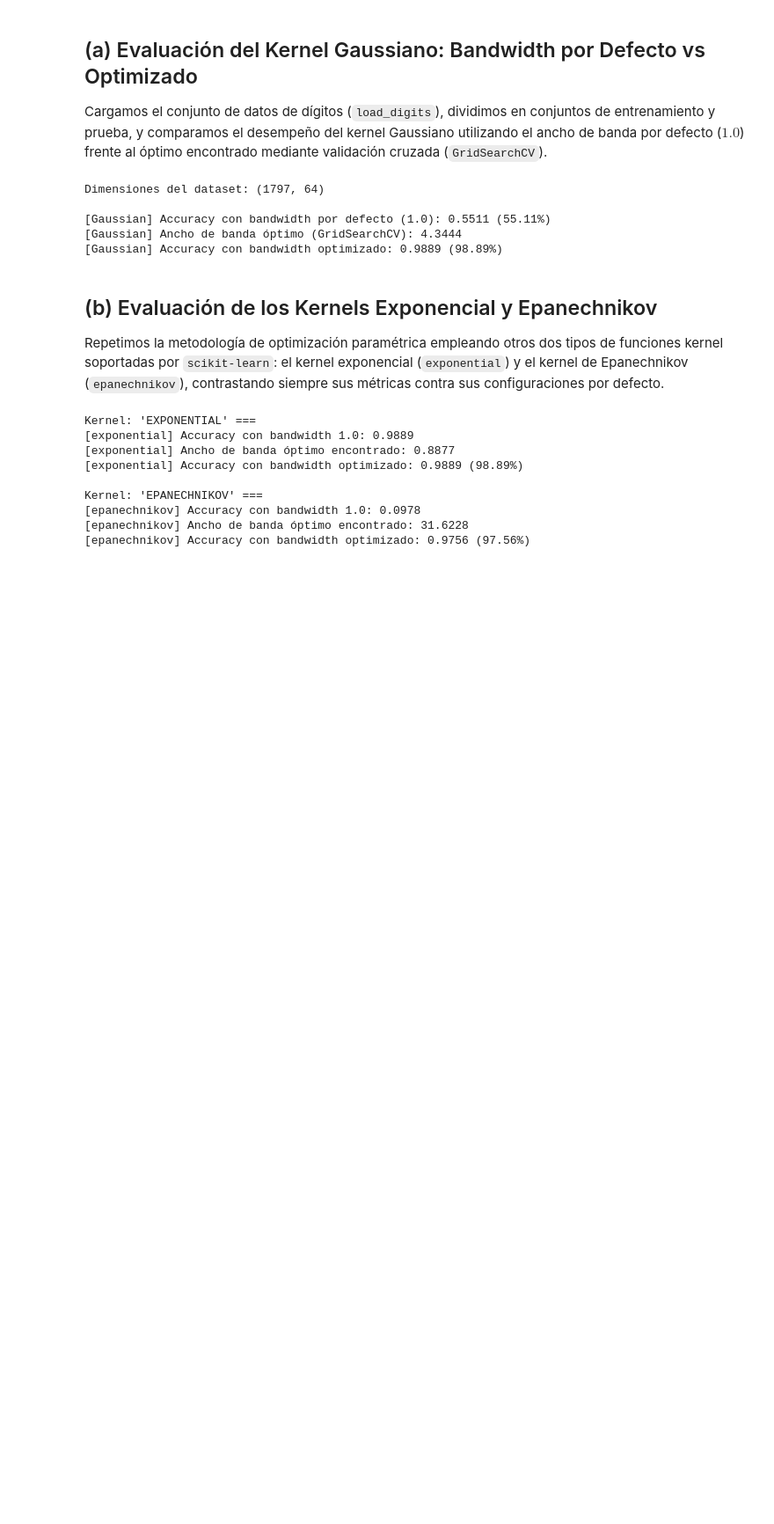
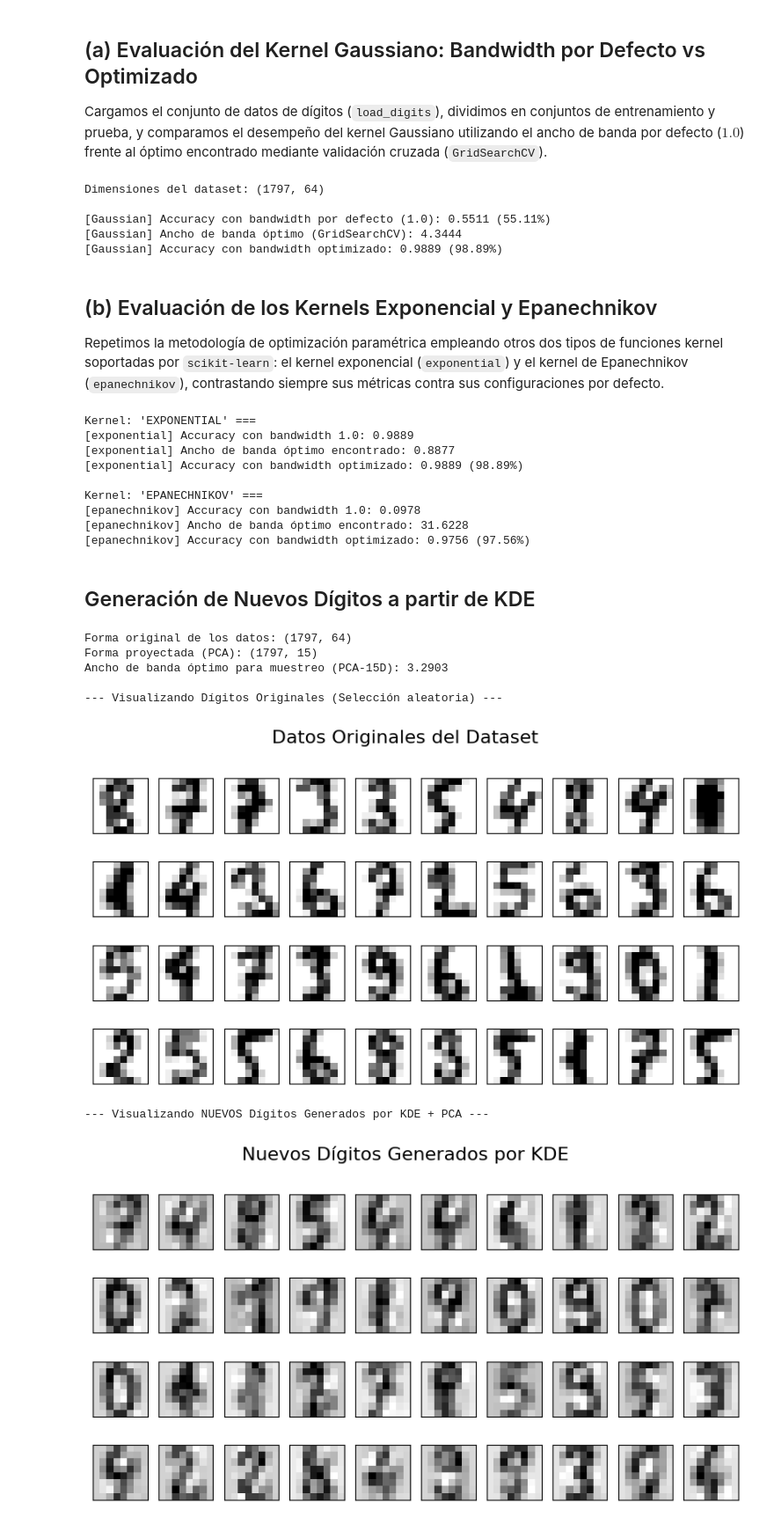
Before and after one commit to lbiedma/dsfamaf2026, a Jupyter notebook: soluciones/practico5y6/p6ej4.ipynb, the cells around one changed output. Shown at 88% size. Drawn from its saved outputs; the diff is of its cells as text; code cells hidden in the pictures; blank space fills up the shorter version.

```diff
--- a/soluciones/practico5y6/p6ej4.ipynb
+++ b/soluciones/practico5y6/p6ej4.ipynb
@@ -76,3 +79,59 @@ Kernel: 'EPANECHNIKOV' ===
 [epanechnikov] Accuracy con bandwidth 1.0: 0.0978
 [epanechnikov] Ancho de banda óptimo encontrado: 31.6228
 [epanechnikov] Accuracy con bandwidth optimizado: 0.9756 (97.56%)
+# %% [markdown]
+## Generación de Nuevos Dígitos a partir de KDE
+# %%
+# 1. Reducción de Dimensionalidad (PCA)
+# Proyectamos las 64 características (píxeles) a 15 componentes principales,
+# lo cual suele explicar la gran mayoría de la varianza en este dataset.
+# Usamos 'whiten=False' (blanqueo desactivado) para preservar la escala relativa de los componentes para KDE.
+pca = PCA(n_components=15, whiten=False)
+X_pca = pca.fit_transform(digits.data) # Usamos los datos originales (no escalados) para una reconstrucción visual más fácil
+
+# Visualizamos la reducción
+print(f"Forma original de los datos: {digits.data.shape}")
+print(f"Forma proyectada (PCA): {X_pca.shape}")
+
+# 2. Búsqueda de ancho de banda óptimo en el subespacio 15D
+# Usamos un rango diferente para el ancho de banda, adecuado para las amplitudes de los componentes de PCA
+bandwidths = np.logspace(-1, 1, 30)
+grid_sampling = GridSearchCV(KernelDensity(kernel='gaussian'), {'bandwidth': bandwidths}, cv=5)
+grid_sampling.fit(X_pca)
+
+best_bw_sampling = grid_sampling.best_params_['bandwidth']
+print(f"Ancho de banda óptimo para muestreo (PCA-15D): {best_bw_sampling:.4f}")
+
+# 3. Entrenamiento de KDE final en el subespacio PCA y generación
+kde_sampling = KernelDensity(bandwidth=best_bw_sampling, kernel='gaussian')
+kde_sampling.fit(X_pca)
+
+# Generamos 40 muestras aleatorias del espacio PCA
+n_samples = 40
+new_data_pca = kde_sampling.sample(n_samples, random_state=42)
+
+# 4. Transformación Inversa de PCA
+# Recuperamos los 64 píxeles originales a partir de los componentes generados en 15D.
+new_data = pca.inverse_transform(new_data_pca)
+
+# 5. Visualización
+# Mostramos primero los datos originales para comparar
+print("\n--- Visualizando Dígitos Originales (Selección aleatoria) ---")
+np.random.seed(0)
+indices_orig = np.random.randint(0, digits.data.shape[0], size=40)
+plot_digits(digits.data[indices_orig], titulo="Datos Originales del Dataset")
+plt.show()
+
+# Mostramos los datos generados
+print("\n--- Visualizando NUEVOS Dígitos Generados por KDE + PCA ---")
+plot_digits(new_data, titulo="Nuevos Dígitos Generados por KDE")
+plt.show()
+# %% [output]
+Forma original de los datos: (1797, 64)
+Forma proyectada (PCA): (1797, 15)
+Ancho de banda óptimo para muestreo (PCA-15D): 3.2903
+
+--- Visualizando Dígitos Originales (Selección aleatoria) ---
+[figure, added]
+--- Visualizando NUEVOS Dígitos Generados por KDE + PCA ---
+[figure, added]
```
Also changed, not shown: parts of 1 cell of this notebook, 1 other file.
